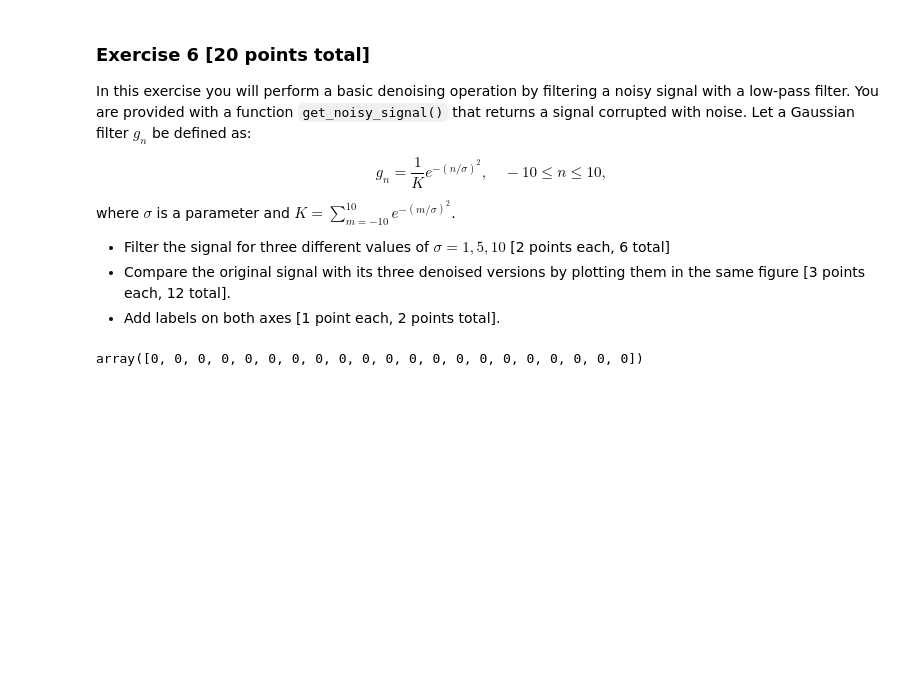
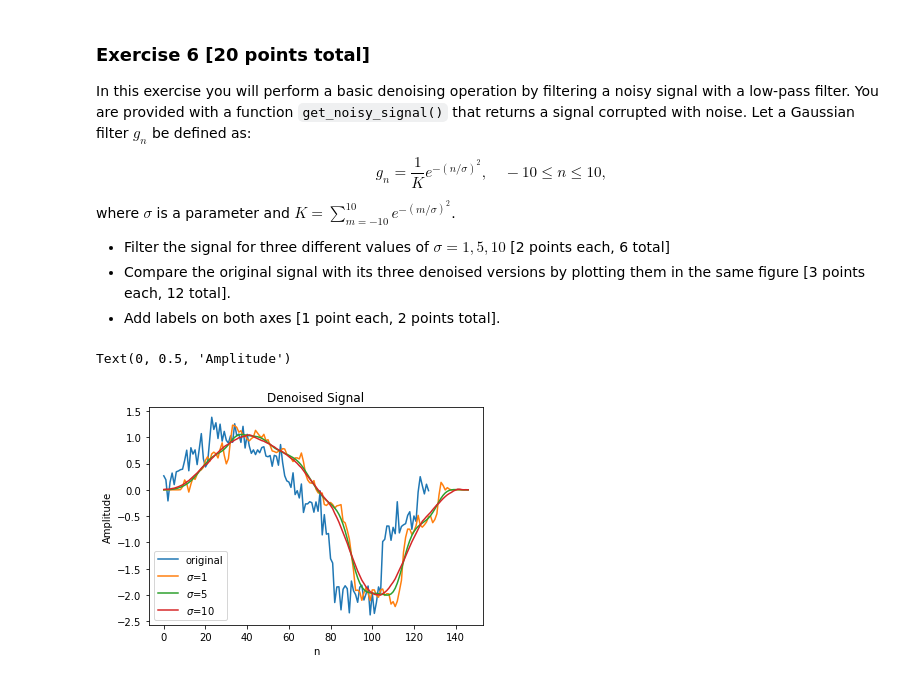
Before and after one commit to atang24/bmds, a Jupyter notebook: prelab1.ipynb, the cells around one changed output. Drawn from its saved outputs; the diff is of its cells as text; code cells hidden in the pictures; blank space fills up the shorter version.

```diff
--- a/prelab1.ipynb
+++ b/prelab1.ipynb
@@ -449,47 +455,59 @@ where $\sigma$ is a parameter and $K = \sum_{m=-10}^{10} e^{-(m/\sigma)^2}$.
 * Add labels on both axes [1 point each, 2 points total].
 # %%
 import numpy as np
-import math
+import matplotlib.pyplot as plt
 
 # fix random number generator seed (reproducibility)
 np.random.seed(10)
 
 # stepwise function with noise
 def get_noisy_signal(s=0.2):
     """
     This function generates a signal with a varying amount of noise. The noise
     variance is controlled via the input parameter s [s=1 default].
     """
 
     # generate signal
     N = 128
     t = np.arange(N)
     x = np.sin(2*np.pi*t/N)
     x[80:105] -= 1
 
     # generate noise
     n = s*np.random.randn(128)
 
     # return noisy signal
     return x+n
 
 """
 Write your code here
 """
-x = []
 def genFilter(a):
-  x = np.arange(21)
-  for n in range (-10,11):
-    K = 0;
-    for m in range(-10,11):
-      K += math.e**(-(m/a)**2)
-    # print(math.e**(-(n/a)**2)/K)
-    x[n+10] = math.e**(-(n/a)**2)/K
+  x = []
+  m = np.arange(-10,10)
+  K = np.sum(np.exp(-(m/a)**2))
+  for n in range (-10,10):
+    x.append(np.exp((-(n/a)**2))/K)
   return x
 
-x = genFilter(1)
-y = genFilter(5)
-z = genFilter(10)
-x
+filt1 = genFilter(1)
+filt5 = genFilter(5)
+filt10 = genFilter(10)
+
+n = np.arange(147)
+sig = get_noisy_signal()
+denoise1 = np.convolve(sig, filt1)
+denoise5 = np.convolve(sig, filt5)
+denoise10 = np.convolve(sig, filt10)
+
+plt.plot(sig, label = "original")
+plt.plot(denoise1, label = "$\sigma$=1")
+plt.plot(denoise5, label = "$\sigma$=5")
+plt.plot(denoise10, label = "$\sigma$=10")
+plt.legend(loc = "lower left")
+plt.title("Denoised Signal")
+plt.xlabel("n")
+plt.ylabel("Amplitude")
 # %% [output]
-array([0, 0, 0, 0, 0, 0, 0, 0, 0, 0, 0, 0, 0, 0, 0, 0, 0, 0, 0, 0, 0])
+Text(0, 0.5, 'Amplitude')
+[figure, added]
```
Also changed, not shown: parts of 1 cell of this notebook.
